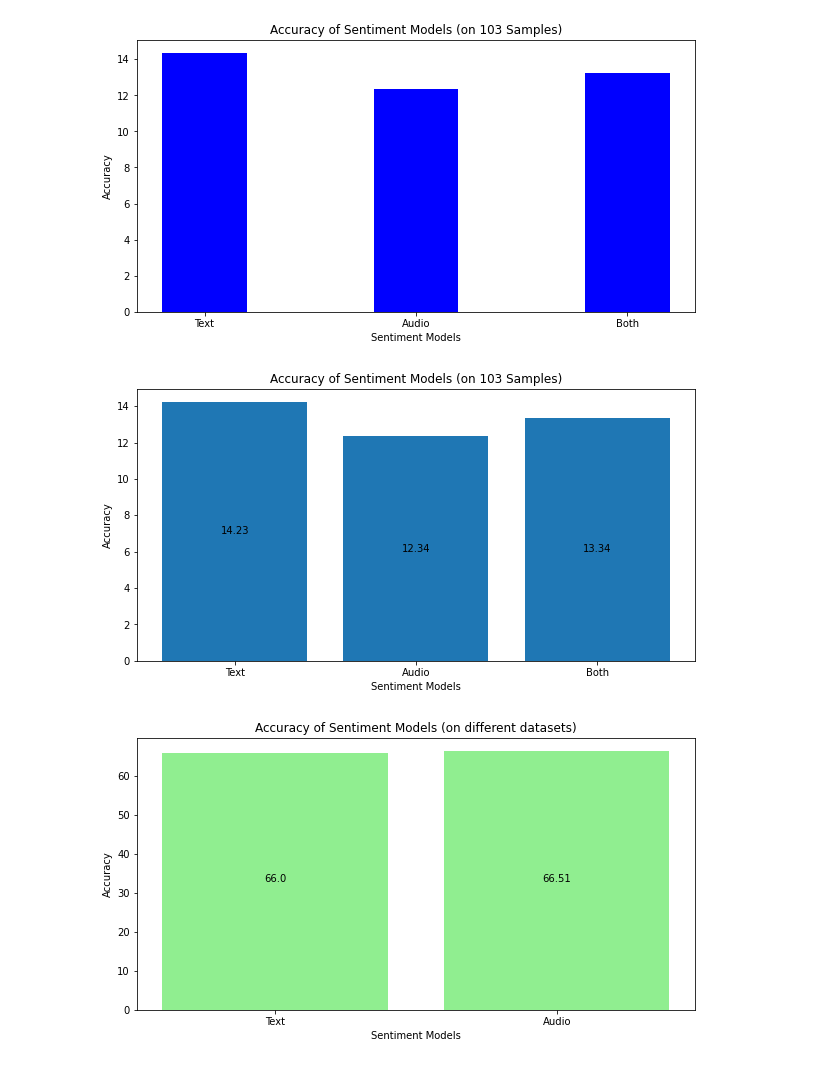
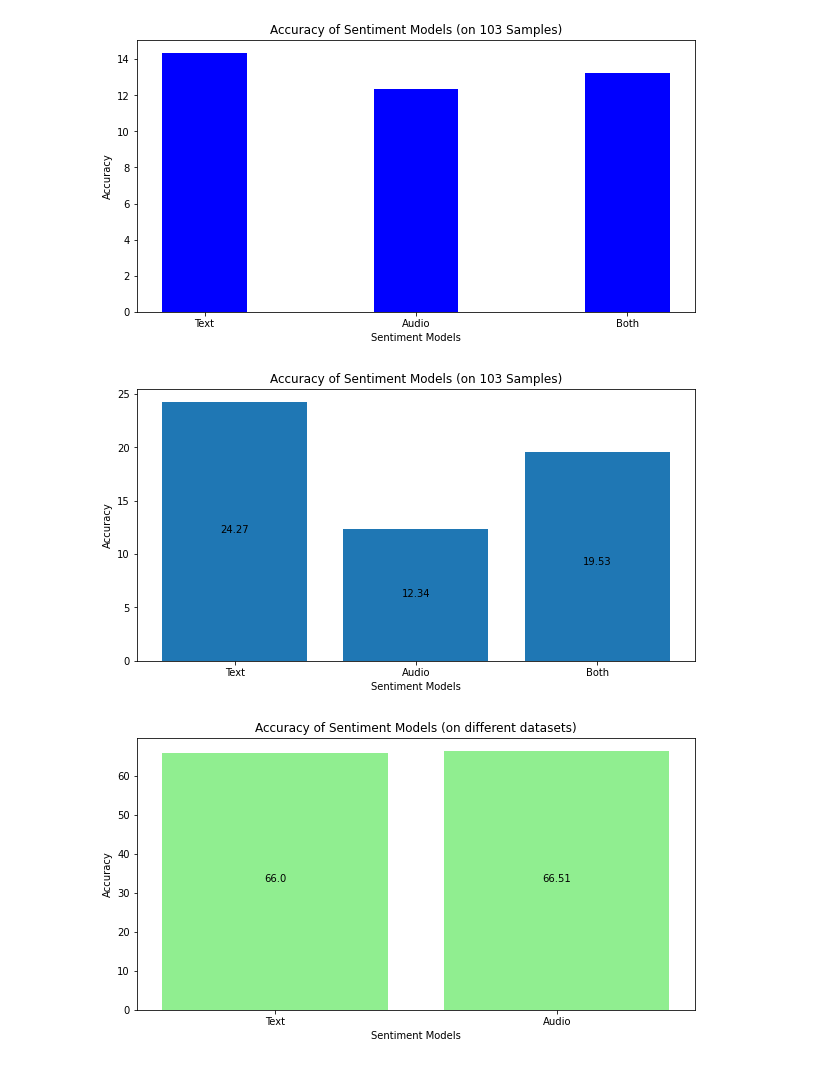
Before and after one commit to hongytan/SentimentSub, a Jupyter notebook: audiotesting/audio_gpt-Copy2.ipynb, the cells around one changed output. Drawn from its saved outputs; the diff is of its cells as text; code cells hidden in the pictures.

```diff
--- a/audiotesting/audio_gpt-Copy2.ipynb
+++ b/audiotesting/audio_gpt-Copy2.ipynb
@@ -393,35 +379,35 @@ plt.show()
 # %%
 # function to add value labels
 def addlabels(x,y):
     for i in range(len(x)):
         plt.text(i, y[i]//2, y[i], ha = 'center')
 
 
 # creating data on which bar chart will be plot
 x = ["Text", "Audio", "Both"]
 
-y = [14.23, 12.34, 13.34]
+y = [24.27, 12.34, 19.53]
 
 # setting figure size by using figure() function
 plt.figure(figsize = (10,5))
 
 # making the bar chart on the data
 plt.bar(x, y)
 
 # calling the function to add value labels
 addlabels(x, y)
 
 # giving title to the plot
 plt.title("Accuracy of Sentiment Models (on 103 Samples)")
 
 # giving X and Y labels
 plt.xlabel("Sentiment Models")
 plt.ylabel("Accuracy")
 
 # visualizing the plot
 plt.show()
 # %% [output]
-[figure, old version]
+[figure, new version]
 # %%
 # function to add value labels
 def addlabels(x,y):
```
Also changed, not shown: parts of 2 cells of this notebook, 2 other files.
